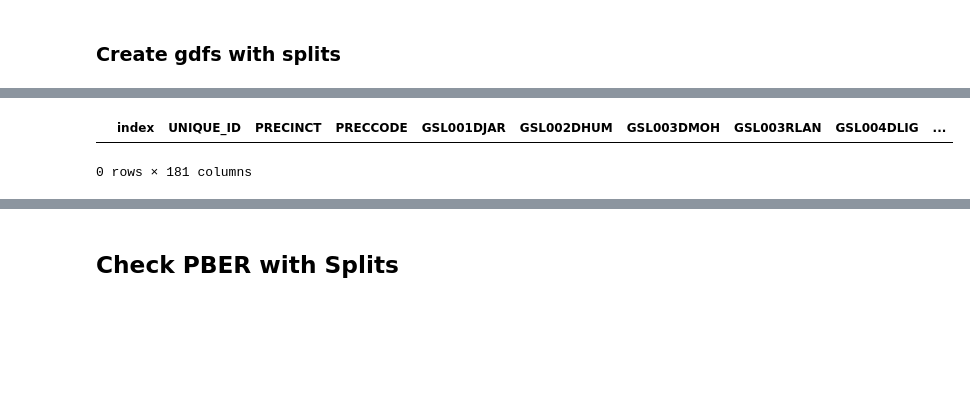
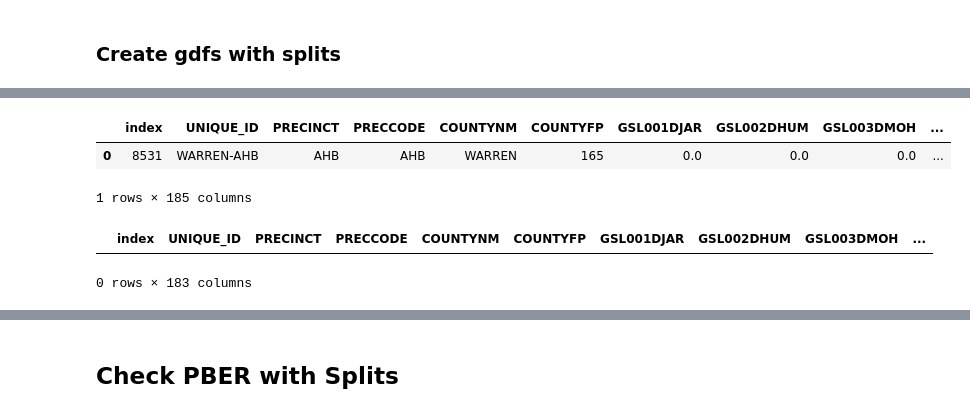
Before and after one commit to nonpartisan-redistricting-datahub/pber_collection, a Jupyter notebook: OH/2022/oh_boundaries_prec_matching.ipynb, the cells around one changed output, grey strips where cells are left out. Drawn from its saved outputs; the diff is of its cells as text; code cells hidden in the pictures; blank space fills up the shorter version.

```diff
--- a/OH/2022/oh_boundaries_prec_matching.ipynb
+++ b/OH/2022/oh_boundaries_prec_matching.ipynb
@@ -1199,17 +1136,17 @@ There are  8933  total rows
 # %% [markdown]
 ## Precinct boundary splits by districts
 # %%
-cong_shp = gp.read_file("./2022_districts/oh_cong_adopted_2022/oh_cong_adopted_2022.shp").to_crs(merge.crs)
+cong_shp = gp.read_file("./raw-from-source/2022_districts/oh_cong_adopted_2022/oh_cong_adopted_2022.shp").to_crs(merge.crs)
 cong_shp["CONG_DIST_2"] = cong_shp["CONG_DIST"].copy()
 cong_shp = cong_shp.drop("CONG_DIST", axis=1)
-sl_shp = gp.read_file("./2022_districts/oh_sldl_adopted_2022/FEB_24_2022_HD_SHP.shp").to_crs(merge.crs)
-su_shp = gp.read_file("./2022_districts/oh_sldu_adopted_2022/FEB_24_2022_SD_SHP.shp").to_crs(merge.crs)
+sl_shp = gp.read_file("./raw-from-source/2022_districts/oh_sldl_adopted_2022/FEB_24_2022_HD_SHP.shp").to_crs(merge.crs)
+su_shp = gp.read_file("./raw-from-source/2022_districts/oh_sldu_adopted_2022/FEB_24_2022_SD_SHP.shp").to_crs(merge.crs)
 
 merge_for_splits = merge[(~merge["geometry"].isna())&(merge["PRECINCT"]!="ZZZ")].reset_index(drop=True)
 merge_st = merge_for_splits[list(merge_for_splits.columns[~(merge_for_splits.columns.str.startswith("GCON"))&~(merge_for_splits.columns.str.startswith("GSL"))&~(merge_for_splits.columns.str.startswith("GSU"))])].reset_index(drop=True)
-merge_cong = merge_for_splits[['UNIQUE_ID', 'PRECINCT', 'PRECCODE']+list(merge_for_splits.columns[merge_for_splits.columns.str.startswith("GCON")])+['geometry']].reset_index()
-merge_sl = merge_for_splits[['UNIQUE_ID', 'PRECINCT', 'PRECCODE']+list(merge_for_splits.columns[merge_for_splits.columns.str.startswith("GSL")])+['geometry']].reset_index()
-merge_su = merge_for_splits[['UNIQUE_ID', 'PRECINCT', 'PRECCODE']+list(merge_for_splits.columns[merge_for_splits.columns.str.startswith("GSU")])+['geometry']].reset_index()
+merge_cong = merge_for_splits[['UNIQUE_ID', 'PRECINCT', 'PRECCODE', 'COUNTYNM','COUNTYFP']+list(merge_for_splits.columns[merge_for_splits.columns.str.startswith("GCON")])+['geometry']].reset_index()
+merge_sl = merge_for_splits[['UNIQUE_ID', 'PRECINCT', 'PRECCODE', 'COUNTYNM','COUNTYFP']+list(merge_for_splits.columns[merge_for_splits.columns.str.startswith("GSL")])+['geometry']].reset_index()
+merge_su = merge_for_splits[['UNIQUE_ID', 'PRECINCT', 'PRECCODE', 'COUNTYNM','COUNTYFP']+list(merge_for_splits.columns[merge_for_splits.columns.str.startswith("GSU")])+['geometry']].reset_index()
 # %%
 merge[merge["geometry"].isna()]
 # %% [output]
@@ -1344,6 +1278,7 @@ def district_splits_comb(level, splits_dict, elections_gdf, district_gdf, unique
     Previous iterations of this code only split precincts by the districts in which votes were recorded.
     In some instances, that led to holes in the map, due to districts where no votes were recorded in a precinct, but where an intersection occurred.
     '''
+    t = time.process_time()
     # Intersect the elections gdf with the district gdf
     need_splits = elections_gdf[elections_gdf[unique_ID_col].isin(list(splits_dict.keys()))]
     others = elections_gdf[~elections_gdf[unique_ID_col].isin(list(splits_dict.keys()))]
@@ -1362,9 +1297,9 @@ def district_splits_comb(level, splits_dict, elections_gdf, district_gdf, unique
 
     # Remove the others and hold on to these to be merged later
     for index, row in clean_votes.iterrows():
-        clean_votes.at[index, unique_ID_col+"_new"] = row[unique_ID_col]+"-("+level + "-" + str(row[district_gdf_ID]).zfill(fill_level) + ")"
+        clean_votes.at[index, unique_ID_col+"_new"] = row[unique_ID_col]+"-("+level + "-" + row[district_gdf_ID].zfill(fill_level) + ")"
         for column in test_join:
-            if column in races_list and str(row[elections_gdf_dist_ID]).zfill(fill_level) not in column:
+            if column in races_list and row[elections_gdf_dist_ID].zfill(fill_level) not in column:
                 clean_votes.at[index, column] = 0
 
     lost_votes_df = generate_differences_df(pre_splits_copy, clean_votes, unique_ID_col, races_list, True)
@@ -1376,10 +1311,14 @@ def district_splits_comb(level, splits_dict, elections_gdf, district_gdf, unique
     elections_gdf = gp.GeoDataFrame(pd.concat([clean_votes, others]), crs = elections_gdf.crs)
     elections_gdf.reset_index(drop=True,inplace=True)
 
+    elapsed_time = time.process_time() - t
+    print("time to run fxn: ", elapsed_time)
+
     return elections_gdf, lost_votes_df
 
 
 def clean_na_dist_assignments(elections_gdf, district_gdf, unique_ID_col, elections_gdf_dist_ID, district_gdf_ID):
+    t = time.process_time()
     if elections_gdf[elections_gdf[elections_gdf_dist_ID]==0].shape[0]==0:
         return elections_gdf
 
@@ -1397,4 +1336,22 @@ def clean_na_dist_assignments(elections_gdf, district_gdf, unique_ID_col, electi
     elections_gdf[elections_gdf_dist_ID] = elections_gdf[unique_ID_col].map(na_assignment_dict).fillna(elections_gdf[elections_gdf_dist_ID])
     elections_gdf = elections_gdf.to_crs(original_crs)
 
+    elapsed_time = time.process_time() - t
+    print("time to run fxn: ", elapsed_time)
+
     return elections_gdf
+
+
+#Create gdfs with split geometries
+cong_splits = district_splits_comb("CON", cong_splits_dict, cong_pber_splits_gdf, cong_shp, "UNIQUE_ID", "CONG_DIST_2", list(merge.columns[merge.columns.str.contains("GCON")]), "CONG_DIST", fill_level = 2)
+cong_elections_gdf = cong_splits[0]
+cong_lost_votes = cong_splits[1]
+
+sl_dist_splits = district_splits_comb("SL", sl_splits_dict, sl_pber_splits_gdf, sl_shp, "UNIQUE_ID", "DISTRICT", list(merge.columns[merge.columns.str.contains("GSL")]), "SL_DIST", fill_level = 3)
+sl_elections_gdf = sl_dist_splits[0]
+sl_lost_votes_gdf = sl_dist_splits[1]
+
+#Not all SLDU districts held races, so it makes sense that dome did not get a district assignment
+su_dist_splits = district_splits_comb("SU", su_splits_dict, su_pber_splits_gdf, su_shp, "UNIQUE_ID", "DISTRICT", list(merge.columns[merge.columns.str.contains("GSU")]), "SU_DIST", fill_level = 2)
+su_elections_gdf = su_dist_splits[0]
+su_lost_votes_gdf = su_dist_splits[1]
@@ -1459,6 +1406,12 @@ su_elections_df[su_elections_df["SU_DIST"]==0]
+# %%
+gp.overlay(sl_pber_splits_gdf[sl_pber_splits_gdf['UNIQUE_ID'].str.contains("WARREN-AHB")], sl_shp, how = "intersection")
+# %% [output]
+|  | index | UNIQUE_ID | PRECINCT | PRECCODE | COUNTYNM | COUNTYFP | GSL001DJAR | GSL002DHUM | GSL003DMOH | ... |
+| 0 | 8531 | WARREN-AHB | AHB | AHB | WARREN | 165 | 0.0 | 0.0 | 0.0 | ... |
+1 rows × 185 columns
 # %%
-sl_elections_df[sl_elections_df["SL_DIST"]==0]
+sl_elections_gdf[sl_elections_gdf["SL_DIST"]==0]
 # %% [output]
-|  | index | UNIQUE_ID | PRECINCT | PRECCODE | GSL001DJAR | GSL002DHUM | GSL003DMOH | GSL003RLAN | GSL004DLIG | ... |
+|  | index | UNIQUE_ID | PRECINCT | PRECCODE | COUNTYNM | COUNTYFP | GSL001DJAR | GSL002DHUM | GSL003DMOH | ... |
-0 rows × 181 columns
+0 rows × 183 columns
 # %%
```
Also changed, not shown: parts of 50 cells of this notebook.
